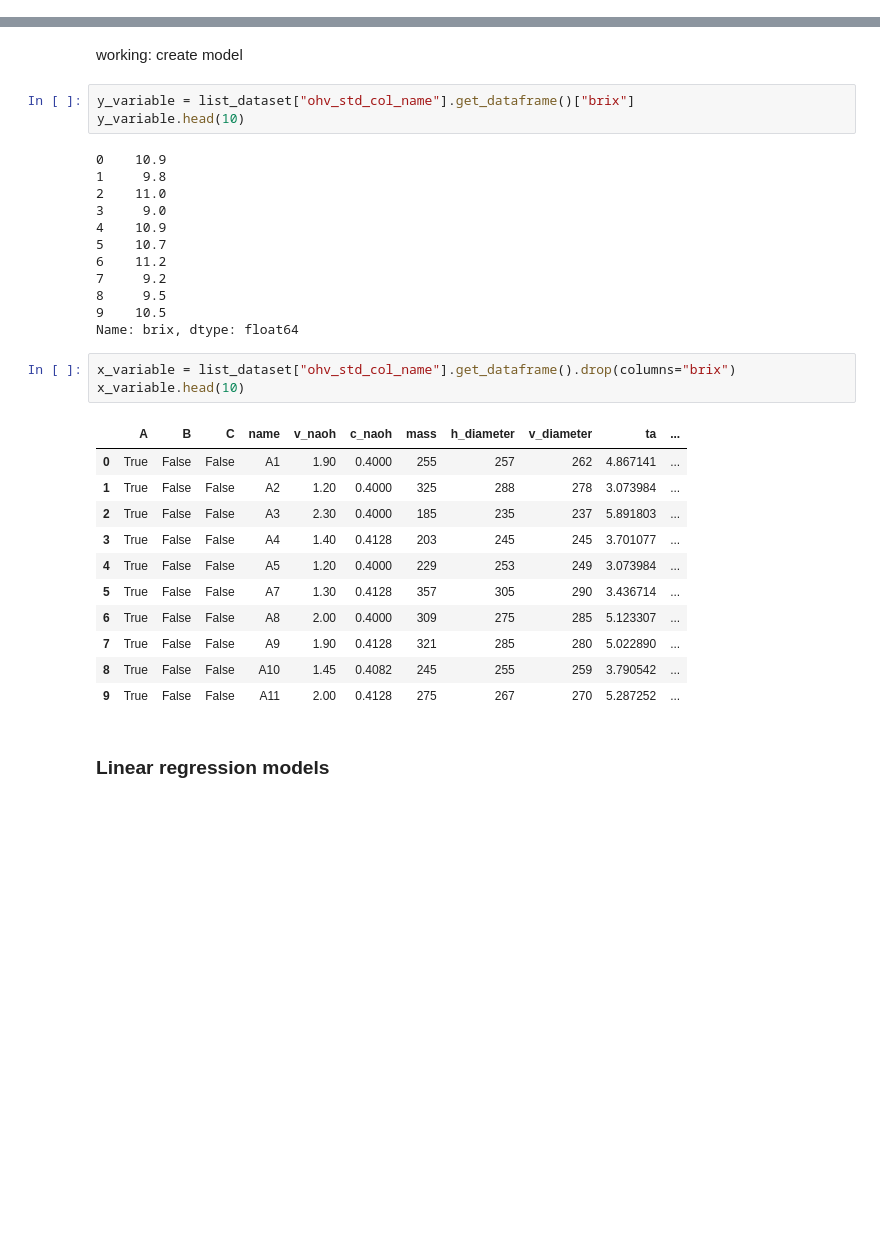
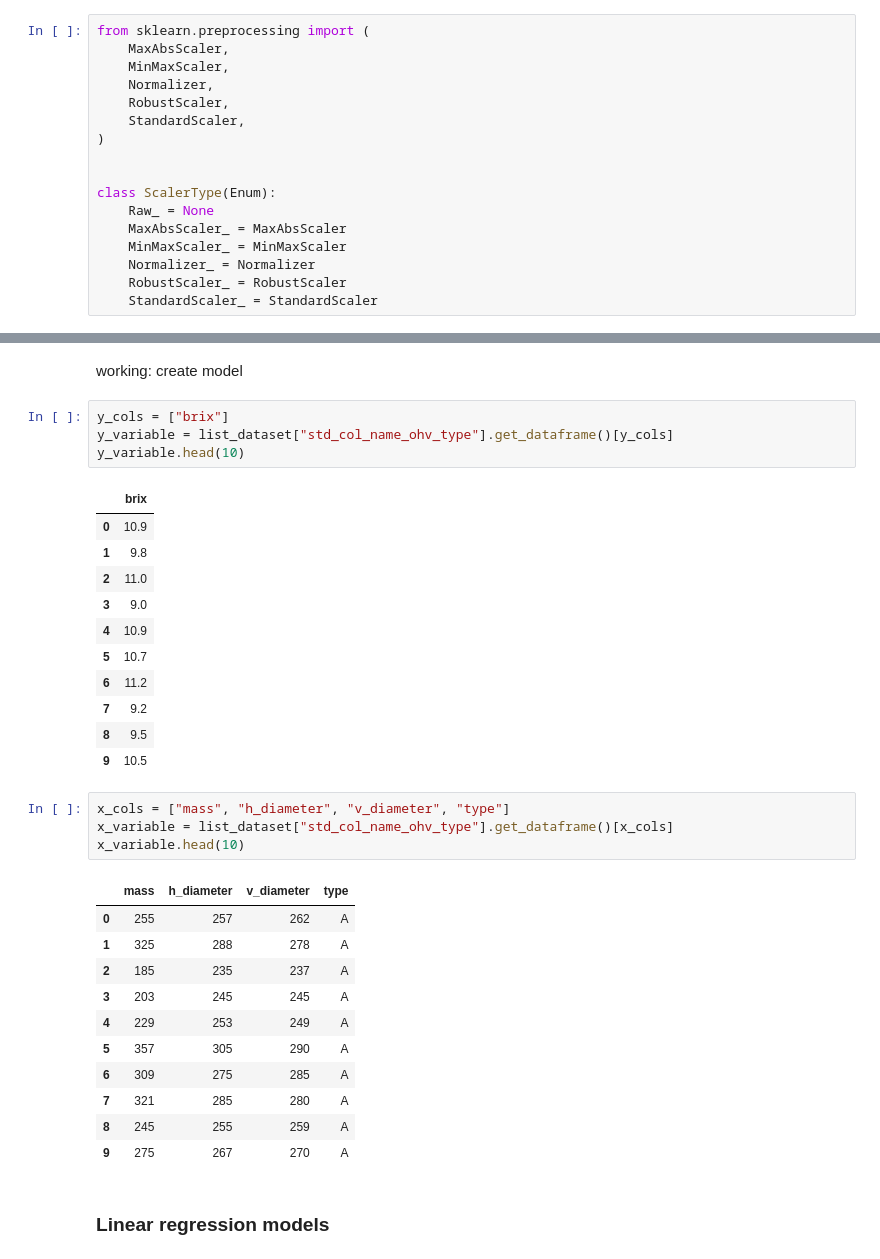
Before and after one commit to DucTrung1802/DS, a Jupyter notebook: Orange/orange.ipynb, the cells around one changed output, grey strips where cells are left out. Drawn from its saved outputs; the diff is of its cells as text; blank space fills up the shorter version.

```diff
--- a/Orange/orange.ipynb
+++ b/Orange/orange.ipynb
@@ -15,0 +31,17 @@ GENERATE_PLOTS: bool = False
+# %%
+from sklearn.preprocessing import (
+    MaxAbsScaler,
+    MinMaxScaler,
+    Normalizer,
+    RobustScaler,
+    StandardScaler,
+)
+
+
+class ScalerType(Enum):
+    Raw_ = None
+    MaxAbsScaler_ = MaxAbsScaler
+    MinMaxScaler_ = MinMaxScaler
+    Normalizer_ = Normalizer
+    RobustScaler_ = RobustScaler
+    StandardScaler_ = StandardScaler
@@ -602,35 +641,37 @@ std_col_name_ohv_type
 # %% [markdown]
 working: create model
 # %%
-y_variable = list_dataset["ohv_std_col_name"].get_dataframe()["brix"]
+y_cols = ["brix"]
+y_variable = list_dataset["std_col_name_ohv_type"].get_dataframe()[y_cols]
 y_variable.head(10)
 # %% [output]
-0    10.9
-1     9.8
-2    11.0
-3     9.0
-4    10.9
-5    10.7
-6    11.2
-7     9.2
-8     9.5
-9    10.5
-Name: brix, dtype: float64
+|  | brix |
+| 0 | 10.9 |
+| 1 | 9.8 |
+| 2 | 11.0 |
+| 3 | 9.0 |
+| 4 | 10.9 |
+| 5 | 10.7 |
+| 6 | 11.2 |
+| 7 | 9.2 |
+| 8 | 9.5 |
+| 9 | 10.5 |
-# %%
-x_variable = list_dataset["ohv_std_col_name"].get_dataframe().drop(columns="brix")
-x_variable.head(10)
-# %% [output]
-|  | A | B | C | name | v_naoh | c_naoh | mass | h_diameter | v_diameter | ta | ... |
-| 0 | True | False | False | A1 | 1.90 | 0.4000 | 255 | 257 | 262 | 4.867141 | ... |
-| 1 | True | False | False | A2 | 1.20 | 0.4000 | 325 | 288 | 278 | 3.073984 | ... |
-| 2 | True | False | False | A3 | 2.30 | 0.4000 | 185 | 235 | 237 | 5.891803 | ... |
-| 3 | True | False | False | A4 | 1.40 | 0.4128 | 203 | 245 | 245 | 3.701077 | ... |
-| 4 | True | False | False | A5 | 1.20 | 0.4000 | 229 | 253 | 249 | 3.073984 | ... |
-| 5 | True | False | False | A7 | 1.30 | 0.4128 | 357 | 305 | 290 | 3.436714 | ... |
-| 6 | True | False | False | A8 | 2.00 | 0.4000 | 309 | 275 | 285 | 5.123307 | ... |
-| 7 | True | False | False | A9 | 1.90 | 0.4128 | 321 | 285 | 280 | 5.022890 | ... |
-| 8 | True | False | False | A10 | 1.45 | 0.4082 | 245 | 255 | 259 | 3.790542 | ... |
-| 9 | True | False | False | A11 | 2.00 | 0.4128 | 275 | 267 | 270 | 5.287252 | ... |
+# %%
+x_cols = ["mass", "h_diameter", "v_diameter", "type"]
+x_variable = list_dataset["std_col_name_ohv_type"].get_dataframe()[x_cols]
+x_variable.head(10)
+# %% [output]
+|  | mass | h_diameter | v_diameter | type |
+| 0 | 255 | 257 | 262 | A |
+| 1 | 325 | 288 | 278 | A |
+| 2 | 185 | 235 | 237 | A |
+| 3 | 203 | 245 | 245 | A |
+| 4 | 229 | 253 | 249 | A |
+| 5 | 357 | 305 | 290 | A |
+| 6 | 309 | 275 | 285 | A |
+| 7 | 321 | 285 | 280 | A |
+| 8 | 245 | 255 | 259 | A |
+| 9 | 275 | 267 | 270 | A |
 # %% [markdown]
 ### Linear regression models
 # %%
```
Also changed, not shown: parts of 12 cells of this notebook.
